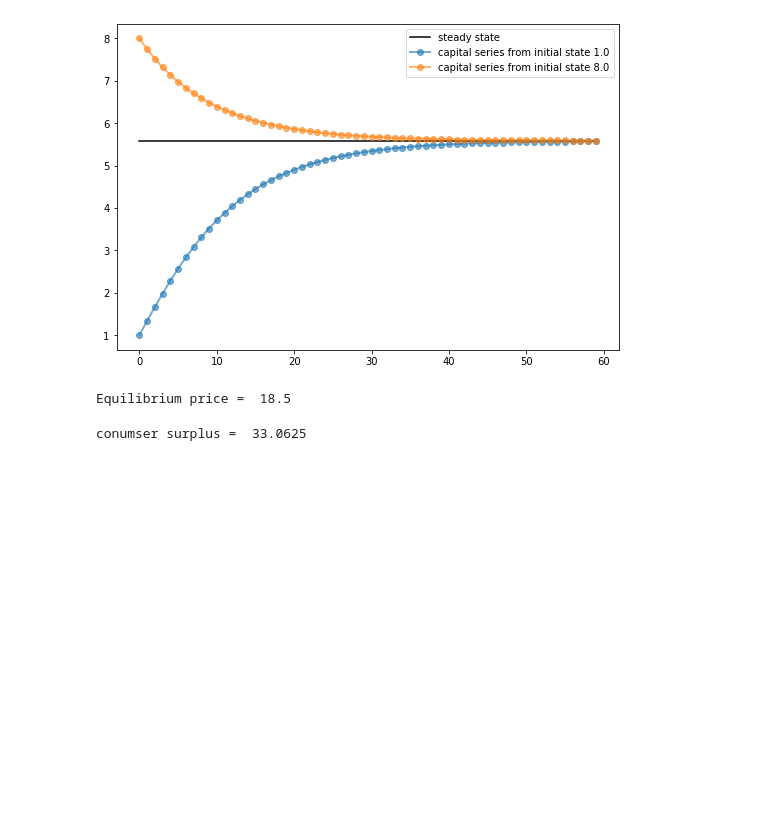
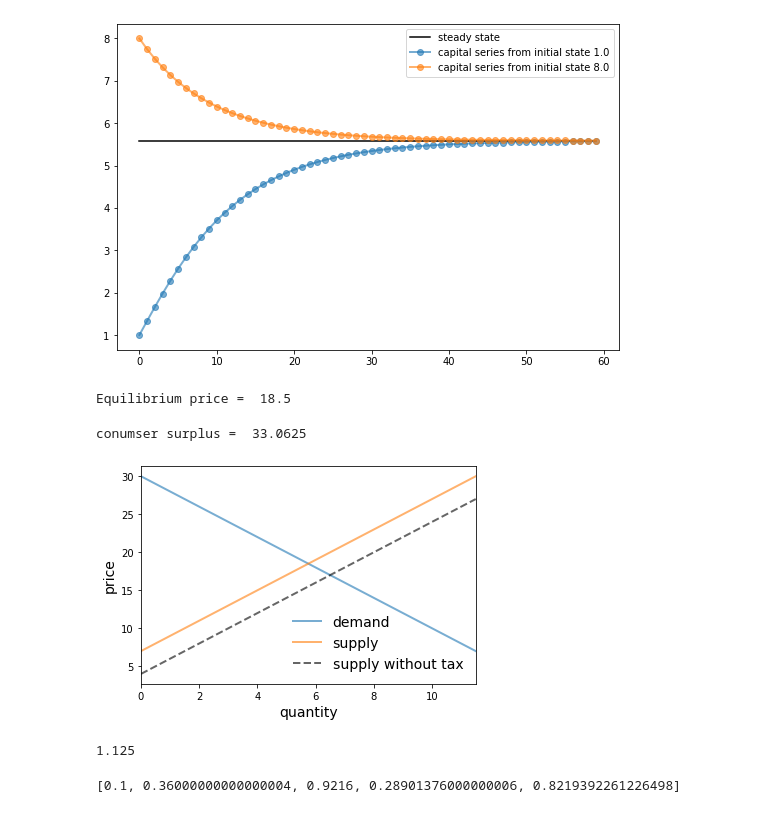
Before and after one commit to peterlebrun/quantecon, a Jupyter notebook: 20191208-intro-to-oop-2/20191208-intro-to-oop-2.ipynb, the cells around one changed output. Saved outputs shown, nothing was run; the diff lists cells and outputs as text; code cells hidden in the pictures; blank space fills up the shorter version.

```diff
--- a/20191208-intro-to-oop-2/20191208-intro-to-oop-2.ipynb
+++ b/20191208-intro-to-oop-2/20191208-intro-to-oop-2.ipynb
@@ -201,15 +201,24 @@ conumser surplus =  33.0625
 # %%
 # Baseline ad, bd, az, bz, tax
 baseline_params = 15, .5, -2, .5, 3
 m = Market(*baseline_params)
 
 q_max = m.quantity() * 2
 q_grid = np.linspace(0.0, q_max, 100)
 pd = m.inverse_demand(q_grid)
 ps = m.inverse_supply(q_grid)
 psno = m.inverse_supply_no_tax(q_grid)
 
 fix, ax = plt.subplots()
 ax.plot(q_grid, pd, lw=2, alpha=0.6, label='demand')
 ax.plot(q_grid, ps, lw=2, alpha=0.6, label='supply')
-ax.plot(q_grid, psno, '--k', lw=2, al)
+ax.plot(q_grid, psno, '--k', lw=2, alpha=0.6, label='supply without tax')
+ax.set_xlabel('quantity', fontsize=14)
+ax.set_xlim(0, q_max)
+ax.set_ylabel('price', fontsize=14)
+ax.set_xlim(0, q_max)
+ax.set_ylabel('price', fontsize=14)
+ax.legend(loc='lower right', frameon=False, fontsize=14)
+plt.show()
+# %% [output]
+[figure, added]
@@ -215,0 +234,6 @@ ax.plot(q_grid, psno, '--k', lw=2, al)
+# %%
+baseline_params = 15, .5, -2, .5, 3
+m = Market(*baseline_params)
+deadw(m)
+# %% [output]
+1.125
@@ -215,0 +260,5 @@ ax.plot(q_grid, psno, '--k', lw=2, al)
+# %%
+ch = Chaos(0.1, 4.0)
+ch.generate_sequence(5)
+# %% [output]
+[0.1, 0.36000000000000004, 0.9216, 0.28901376000000006, 0.8219392261226498]
```
Also changed, not shown: parts of 15 cells of this notebook.
